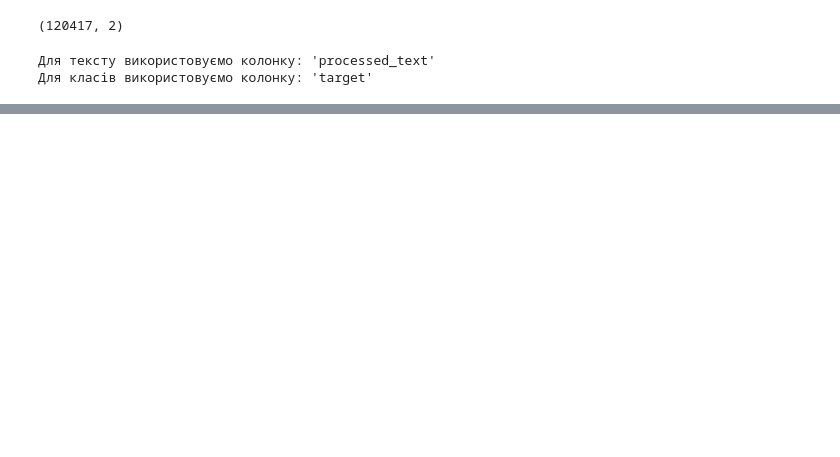
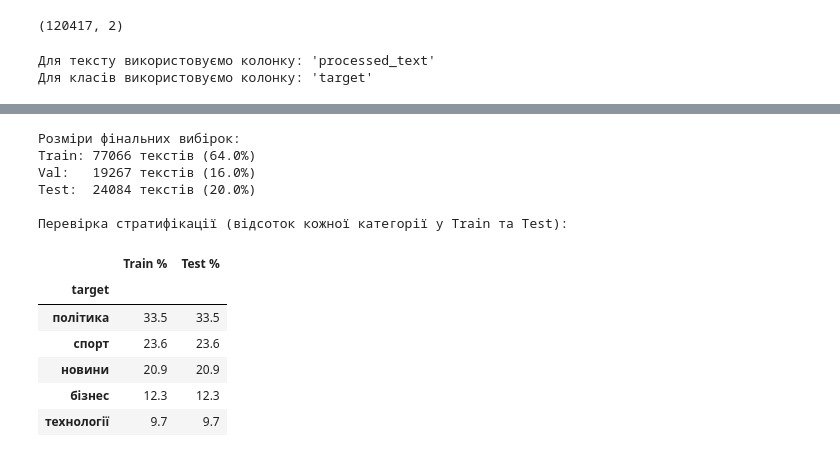
Before and after one commit to jaYulichka46/nlp, a Jupyter notebook: notebooks/lab6_ua_tfidf_logistic_baseline.ipynb, the cells around one changed output, grey strips where cells are left out. Drawn from its saved outputs; the diff is of its cells as text; code cells hidden in the pictures; blank space fills up the shorter version.

```diff
--- a/notebooks/lab6_ua_tfidf_logistic_baseline.ipynb
+++ b/notebooks/lab6_ua_tfidf_logistic_baseline.ipynb
@@ -53,0 +81,39 @@ print(f"Для класів використовуємо колонку: '{targe
+# %%
+X = df[text_column]
+y = df[target_column]
+
+# 1. Відділяємо 20% на тестову вибірку (Test)
+X_temp, X_test, y_temp, y_test = train_test_split(
+    X, y, test_size=0.2, random_state=RANDOM_STATE, stratify=y
+)
+
+# 2. З решти (80%) беремо 20% на валідацію (Val)
+X_train, X_val, y_train, y_val = train_test_split(
+    X_temp, y_temp, test_size=0.2, random_state=RANDOM_STATE, stratify=y_temp
+)
+
+print("Розміри фінальних вибірок:")
+print(f"Train: {X_train.shape[0]} текстів ({len(X_train)/len(X)*100:.1f}%)")
+print(f"Val:   {X_val.shape[0]} текстів ({len(X_val)/len(X)*100:.1f}%)")
+print(f"Test:  {X_test.shape[0]} текстів ({len(X_test)/len(X)*100:.1f}%)")
+
+print("\nПеревірка стратифікації (відсоток кожної категорії у Train та Test):")
+train_dist = y_train.value_counts(normalize=True).round(3) * 100
+test_dist = y_test.value_counts(normalize=True).round(3) * 100
+
+dist_df = pd.DataFrame({'Train %': train_dist, 'Test %': test_dist})
+display(dist_df)
+# %% [output]
+Розміри фінальних вибірок:
+Train: 77066 текстів (64.0%)
+Val:   19267 текстів (16.0%)
+Test:  24084 текстів (20.0%)
+
+Перевірка стратифікації (відсоток кожної категорії у Train та Test):
+|  | Train % | Test % |
+| target |  |  |
+| політика | 33.5 | 33.5 |
+| спорт | 23.6 | 23.6 |
+| новини | 20.9 | 20.9 |
+| бізнес | 12.3 | 12.3 |
+| технології | 9.7 | 9.7 |
```
Also changed, not shown: parts of 8 cells of this notebook, 5 other files.
